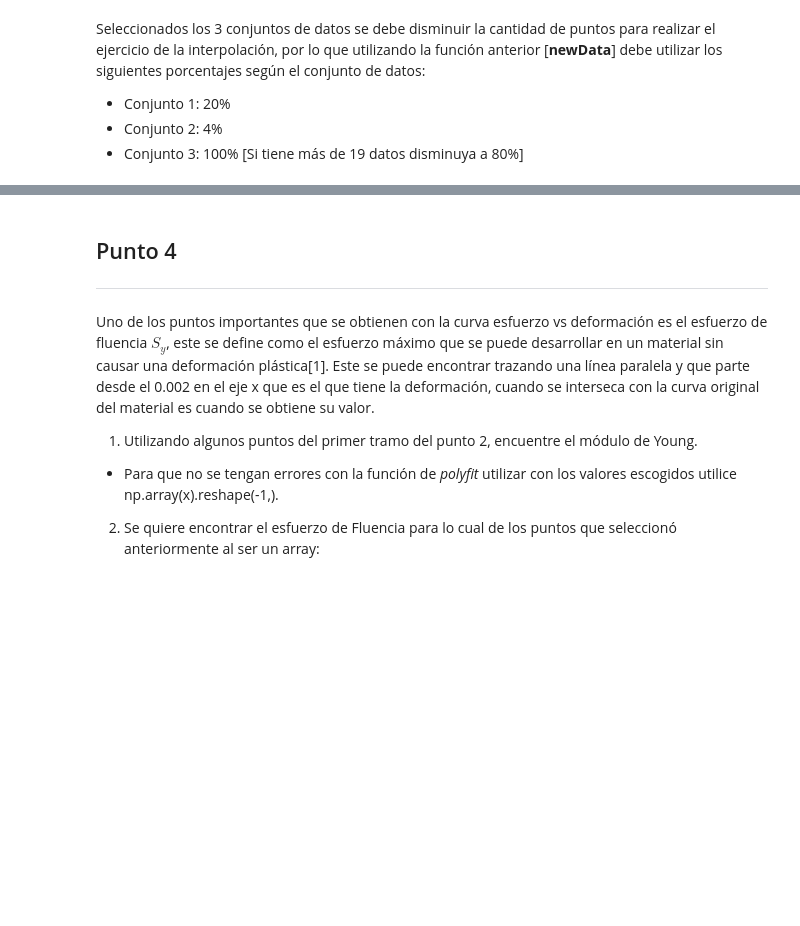
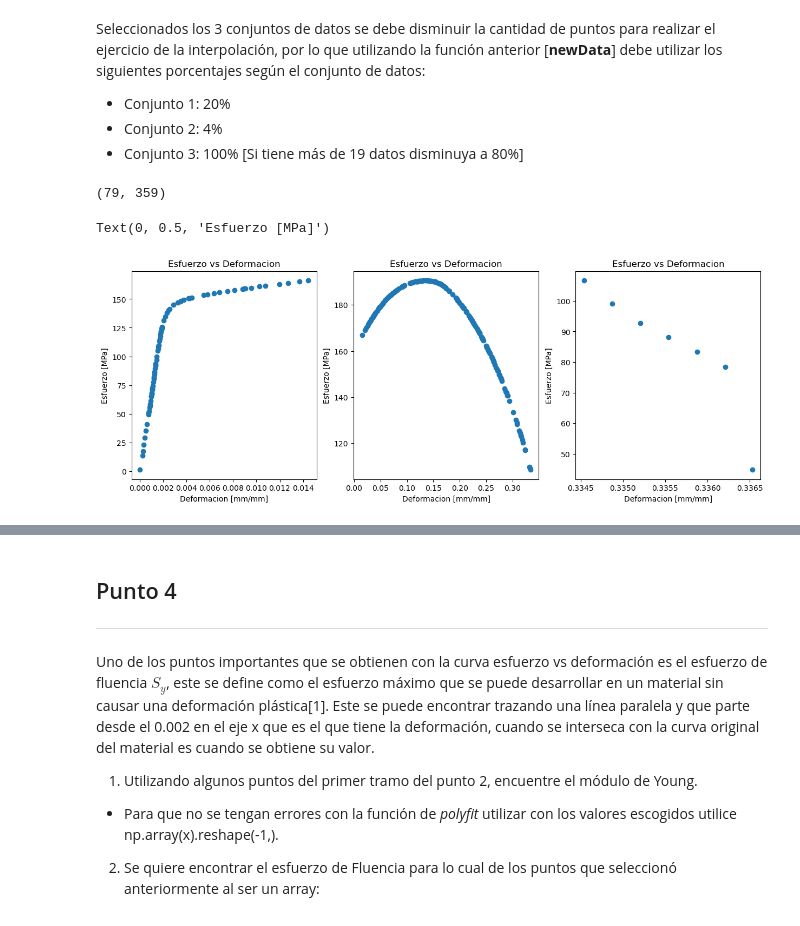
Before and after one commit to QuantumPower4/JuanGuzman-JhonAlex-HerraCompu-202302, a Jupyter notebook: Taller 1 - Interpolación y Raices/Taller_1.ipynb, the cells around one changed output, grey strips where cells are left out. Cells and saved outputs as stored; diff of their text form; code cells hidden in the pictures; blank space fills up the shorter version.

```diff
--- a/Taller 1 - Interpolación y Raices/Taller_1.ipynb
+++ b/Taller 1 - Interpolación y Raices/Taller_1.ipynb
@@ -391,7 +433,7 @@ Text(0, 0.5, 'Esfuerzo [MPa]')
 # Función para la selección de datos aleatorios[¡No modifique esta función!]
 def newData(data_s_c: pd.DataFrame, c: pd.DataFrame, col_1: str, col_2: str, percentage: float):
     """
-    unción para la selección de datos aleatorios dados un porcentaje
+    Función para la selección de datos aleatorios dados un porcentaje
 
     Parameters
     ----------
@@ -443,0 +472,37 @@ Seleccionados los 3 conjuntos de datos se debe disminuir la cantidad de puntos p
+# %%
+# Datos seleccionados tramo 1
+part1_new = newData(part1[columnas],data,"Esfuerzo (N/mm2)","Deformacion unitaria",0.2)
+part1_new = part1_new[part1_new.apply(lambda x: 0.015 >= x['Deformacion unitaria']>= 0, axis=1)]
+# %%
+len(part1_new),len(part1)
+# %% [output]
+(79, 359)
+# %%
+# Datos seleccionados tramo 2
+part2_new = newData(part2[columnas],data,"Esfuerzo (N/mm2)","Deformacion unitaria",0.04)
+part2_new = part2_new[part2_new.apply(lambda x: 0.3345 >= x['Deformacion unitaria']>= 0.015, axis=1)]
+# %%
+# Datos seleccionados tramo 3
+part3_new = newData(part3[columnas],data,"Esfuerzo (N/mm2)","Deformacion unitaria",1)
+part3_new = part3_new[part3_new.apply(lambda x: 0.35 >= x['Deformacion unitaria']>= 0.3345, axis=1)]
+# %%
+# Evaluar el comportamiento de cada tramo con los datos seleccionados
+fig, ax = plt.subplots(1, 3, figsize=(15, 5))
+
+ax[0].scatter(part1_new["Deformacion unitaria"],part1_new["Esfuerzo (N/mm2)"])
+ax[0].set_title("Esfuerzo vs Deformacion")
+ax[0].set_xlabel("Deformacion [mm/mm]")
+ax[0].set_ylabel("Esfuerzo [MPa]")
+
+ax[1].scatter(part2_new["Deformacion unitaria"],part2_new["Esfuerzo (N/mm2)"])
+ax[1].set_title("Esfuerzo vs Deformacion")
+ax[1].set_xlabel("Deformacion [mm/mm]")
+ax[1].set_ylabel("Esfuerzo [MPa]")
+
+ax[2].scatter(part3_new["Deformacion unitaria"],part3_new["Esfuerzo (N/mm2)"])
+ax[2].set_title("Esfuerzo vs Deformacion")
+ax[2].set_xlabel("Deformacion [mm/mm]")
+ax[2].set_ylabel("Esfuerzo [MPa]")
+# %% [output]
+Text(0, 0.5, 'Esfuerzo [MPa]')
+[figure, added]
```
Also changed, not shown: parts of 26 cells of this notebook.
